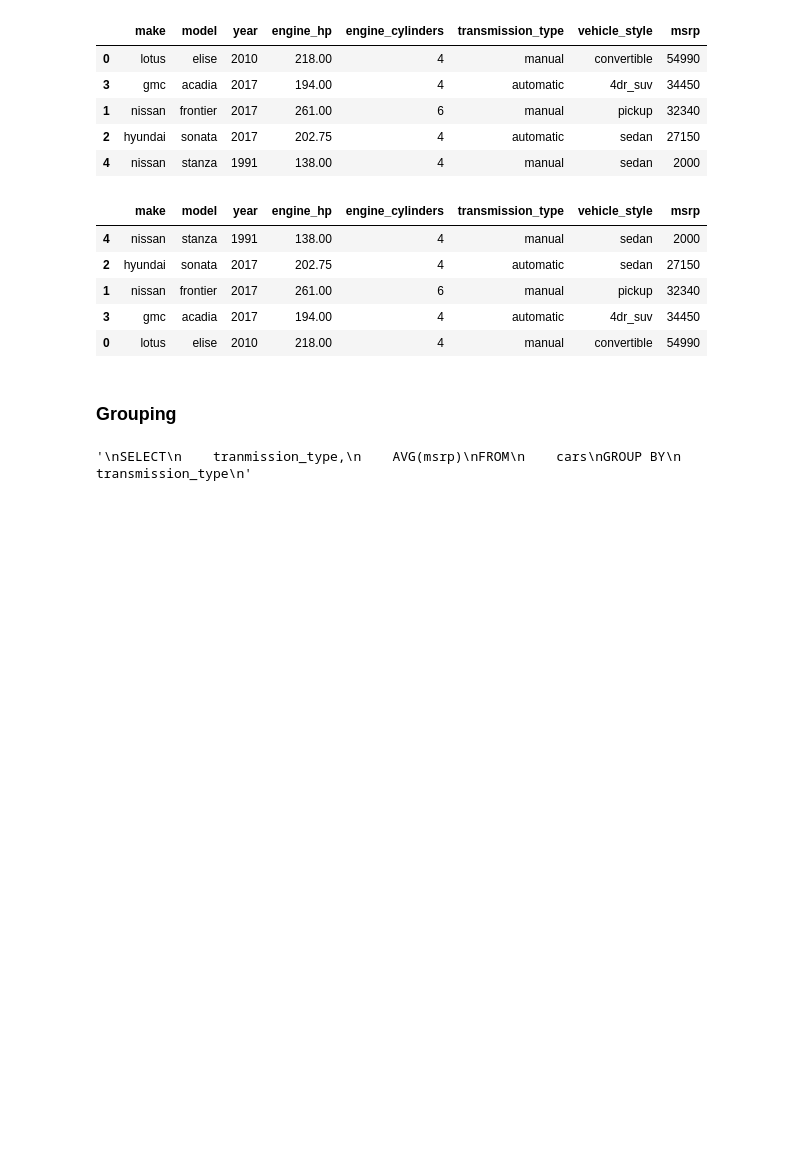
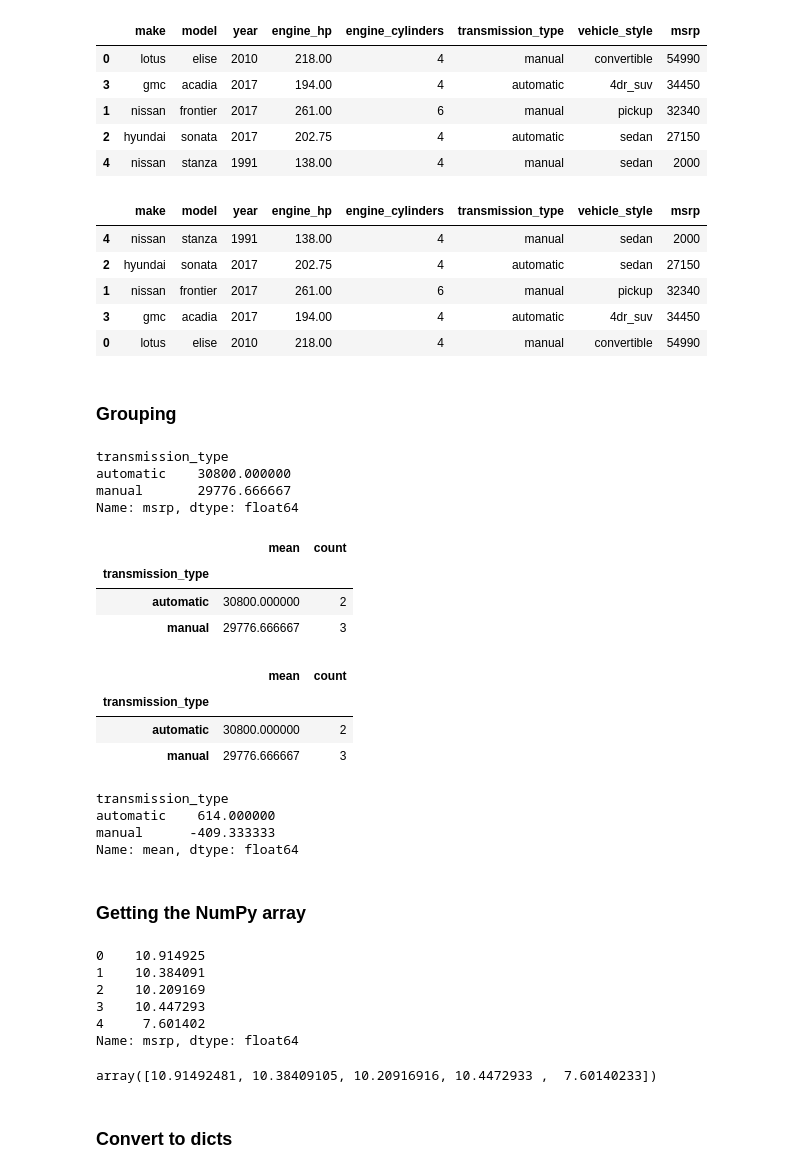
Before and after one commit to Ali-awesome/machine-learning, a Jupyter notebook: Pandas/introPandas.ipynb, the cells around one changed output. Cells and saved outputs as stored; diff of their text form; code cells hidden in the pictures; blank space fills up the shorter version.

```diff
--- a/Pandas/introPandas.ipynb
+++ b/Pandas/introPandas.ipynb
@@ -614,5 +614,58 @@ FROM
 GROUP BY
     transmission_type
 '''
+df2.groupby('transmission_type').msrp.mean()
 # %% [output]
-'\nSELECT\n    tranmission_type,\n    AVG(msrp)\nFROM\n    cars\nGROUP BY\n    transmission_type\n'
+transmission_type
+automatic    30800.000000
+manual       29776.666667
+Name: msrp, dtype: float64
+# %%
+'''
+SELECT
+    tranmission_type,
+    AVG(msrp),
+    COUNT(msrp)
+FROM
+    cars
+GROUP BY
+    transmission_type
+'''
+df2.groupby('transmission_type').msrp.agg(['mean', 'count'])
+# %% [output]
+|  | mean | count |
+| transmission_type |  |  |
+| automatic | 30800.000000 | 2 |
+| manual | 29776.666667 | 3 |
+# %%
+df_group = df2.groupby('transmission_type').msrp.agg(['mean', 'count'])
+df_group
+# %% [output]
+|  | mean | count |
+| transmission_type |  |  |
+| automatic | 30800.000000 | 2 |
+| manual | 29776.666667 | 3 |
+# %%
+df_group['mean'] - df2.msrp.mean()
+# %% [output]
+transmission_type
+automatic    614.000000
+manual      -409.333333
+Name: mean, dtype: float64
+# %% [markdown]
+### Getting the NumPy array
+# %%
+np.log1p(df2.msrp)
+# %% [output]
+0    10.914925
+1    10.384091
+2    10.209169
+3    10.447293
+4     7.601402
+Name: msrp, dtype: float64
+# %%
+np.log1p(df2.msrp.values)
+# %% [output]
+array([10.91492481, 10.38409105, 10.20916916, 10.4472933 ,  7.60140233])
+# %% [markdown]
+### Convert to dicts
```
Also changed, not shown: parts of 2 cells of this notebook.
